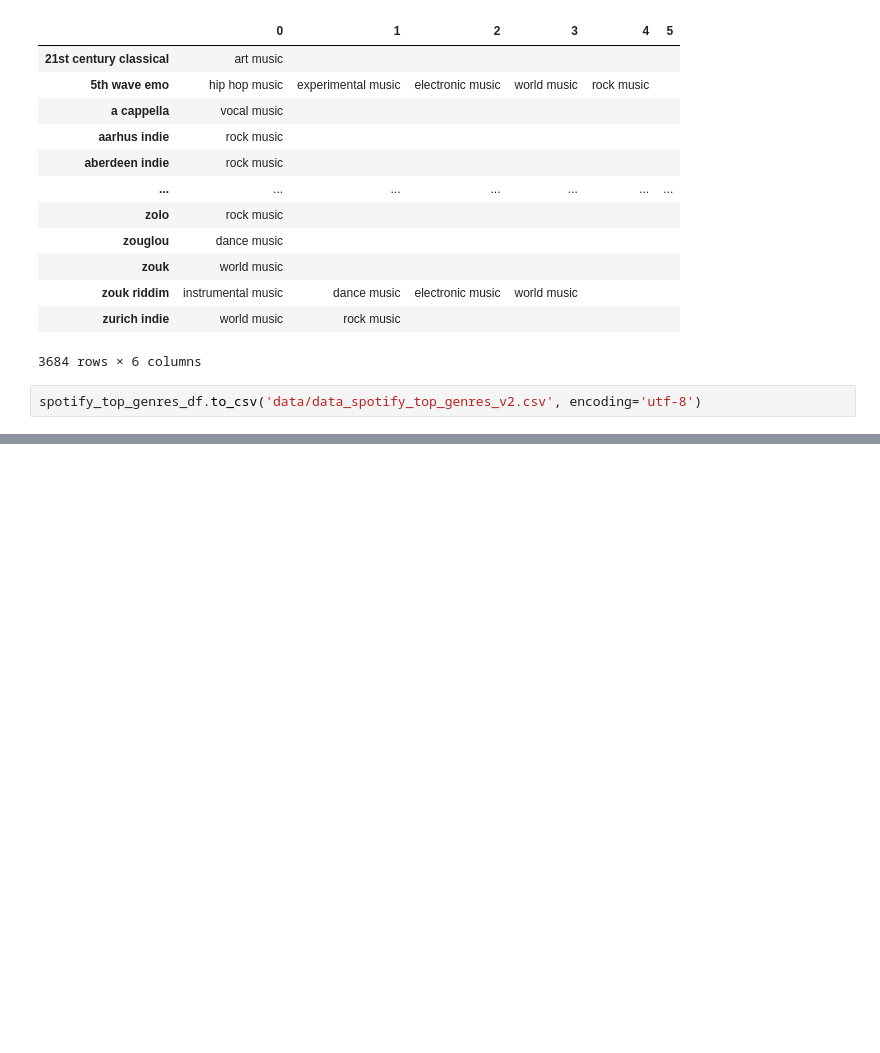
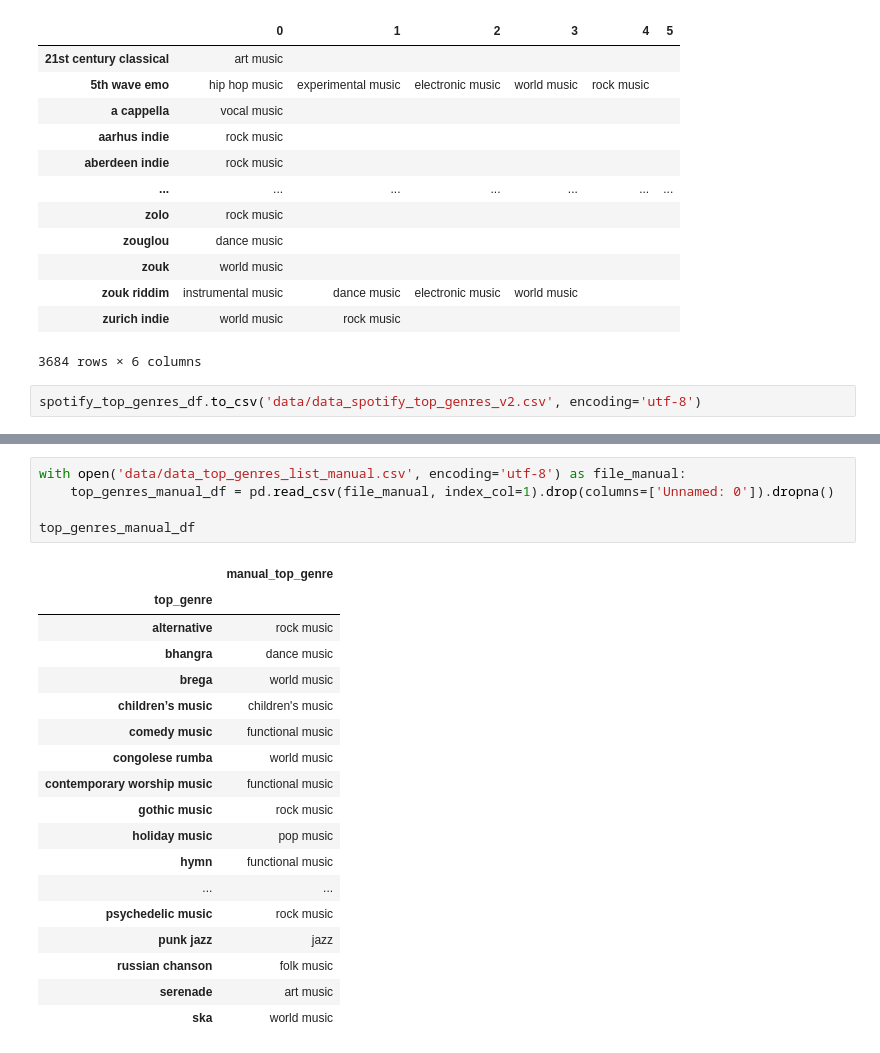
Before and after one commit to cyrillegc/thesis-redux, a Jupyter notebook: genres_processing.ipynb, the cells around one changed output, grey strips where cells are left out. Saved outputs shown, nothing was run; the diff lists cells and outputs as text; blank space fills up the shorter version.

```diff
--- a/genres_processing.ipynb
+++ b/genres_processing.ipynb
@@ -697,0 +769,24 @@ spotify_top_genres_df.to_csv('data/data_spotify_top_genres_v2.csv', encoding='ut
+# %%
+with open('data/data_top_genres_list_manual.csv', encoding='utf-8') as file_manual:
+    top_genres_manual_df = pd.read_csv(file_manual, index_col=1).drop(columns=['Unnamed: 0']).dropna()
+
+top_genres_manual_df
+# %% [output]
+|  | manual_top_genre |
+| top_genre |  |
+| alternative | rock music |
+| bhangra | dance music |
+| brega | world music |
+| children’s music | children's music |
+| comedy music | functional music |
+| congolese rumba | world music |
+| contemporary worship music | functional music |
+| gothic music | rock music |
+| holiday music | pop music |
+| hymn | functional music |
+| ... | ... |
+| psychedelic music | rock music |
+| punk jazz | jazz |
+| russian chanson | folk music |
+| serenade | art music |
+| ska | world music |
```
Also changed, not shown: parts of 11 cells of this notebook, 5 other files.
